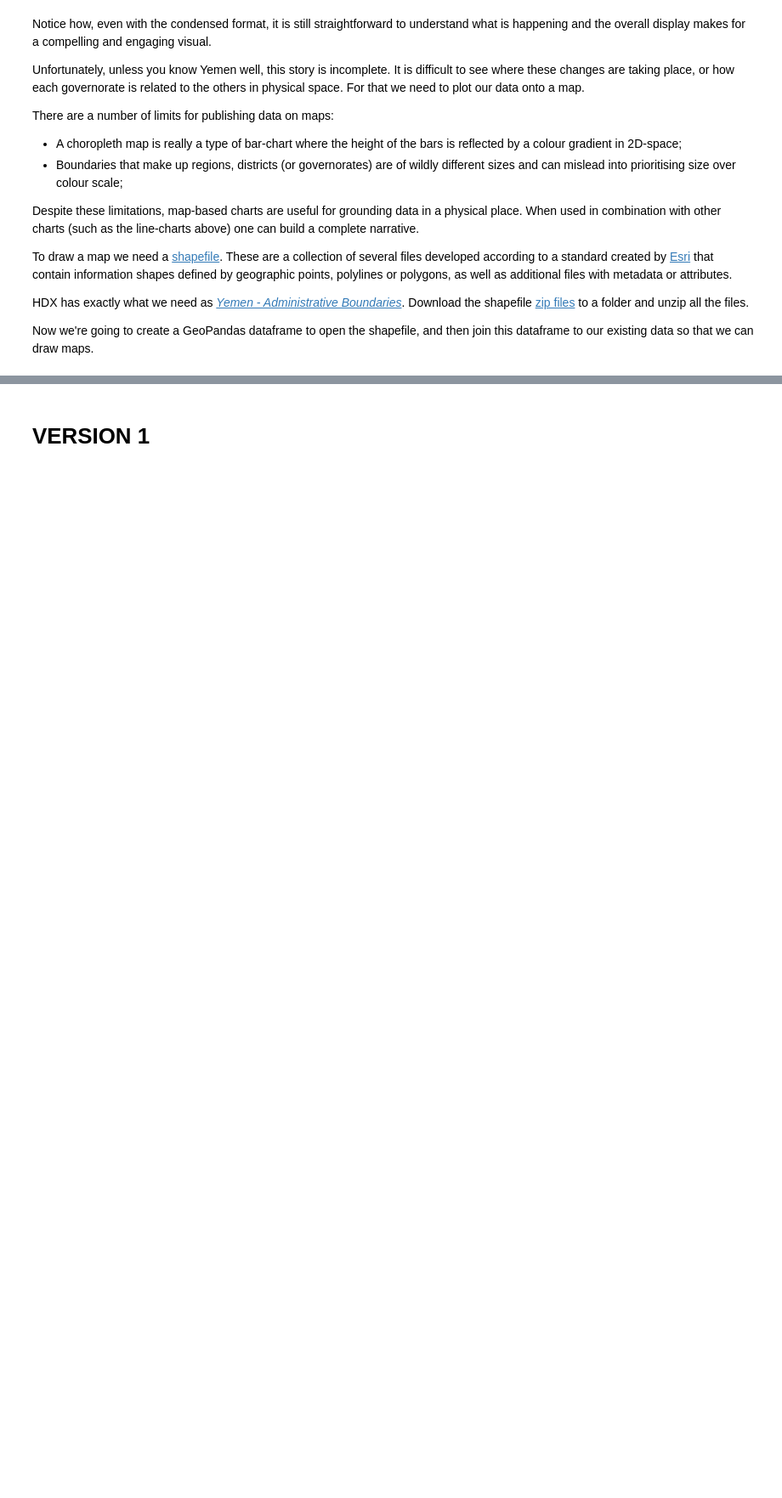
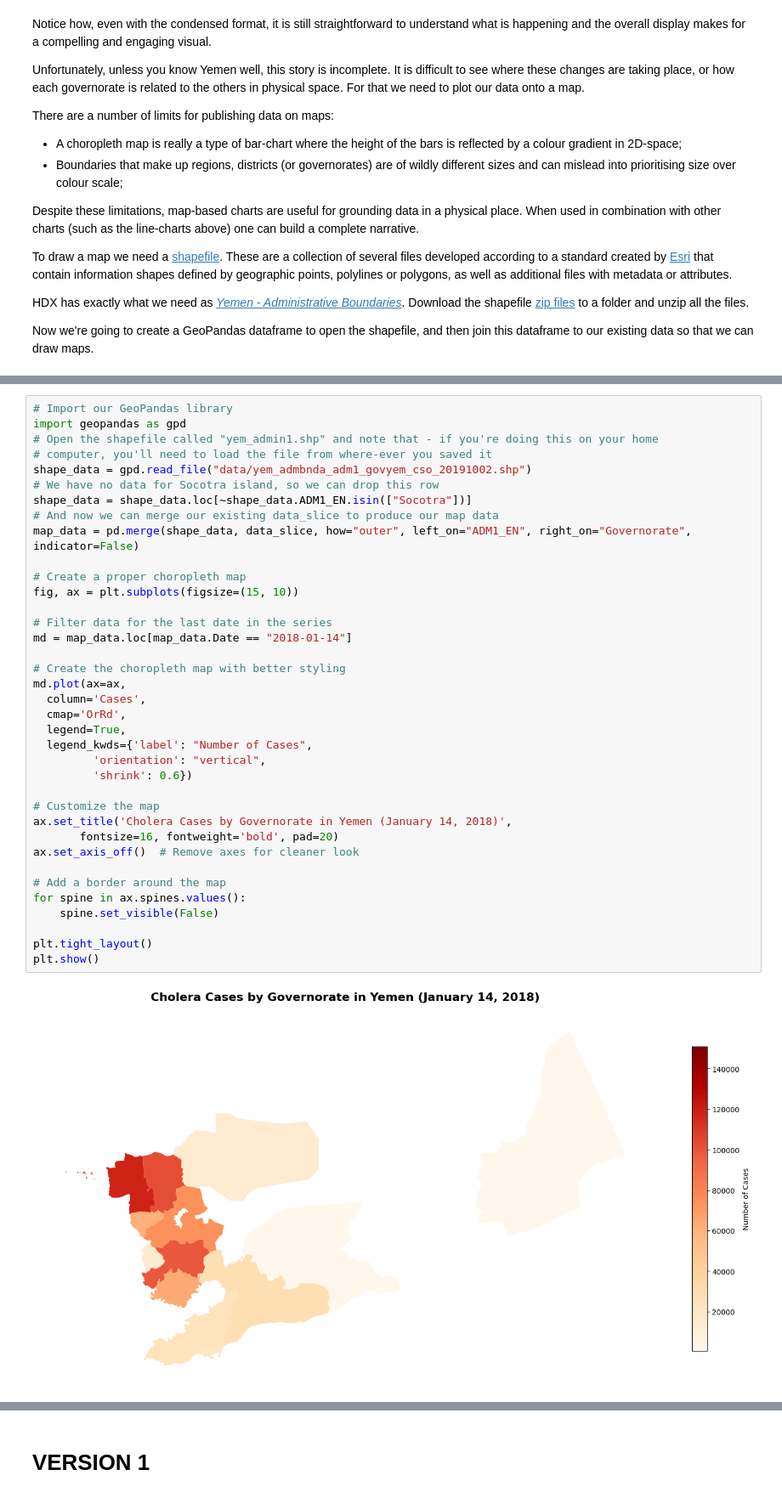
Before and after one commit to vKenjo/3.3-data-vis, a Jupyter notebook: Revised_Case-Data Storytelling.ipynb, the cells around one changed output, grey strips where cells are left out. Shown at 85% size. Saved outputs shown, nothing was run; the diff lists cells and outputs as text; blank space fills up the shorter version.

```diff
--- a/Revised_Case-Data Storytelling.ipynb
+++ b/Revised_Case-Data Storytelling.ipynb
@@ -670,3 +686,42 @@ for i, d in enumerate(dates[:]):
+# %%
+# Import our GeoPandas library
+import geopandas as gpd
+# Open the shapefile called "yem_admin1.shp" and note that - if you're doing this on your home
+# computer, you'll need to load the file from where-ever you saved it
+shape_data = gpd.read_file("data/yem_admbnda_adm1_govyem_cso_20191002.shp")
+# We have no data for Socotra island, so we can drop this row
+shape_data = shape_data.loc[~shape_data.ADM1_EN.isin(["Socotra"])]
+# And now we can merge our existing data_slice to produce our map data
+map_data = pd.merge(shape_data, data_slice, how="outer", left_on="ADM1_EN", right_on="Governorate", indicator=False)
+
+# Create a proper choropleth map
+fig, ax = plt.subplots(figsize=(15, 10))
+
+# Filter data for the last date in the series
+md = map_data.loc[map_data.Date == "2018-01-14"]
+
+# Create the choropleth map with better styling
+md.plot(ax=ax,
+  column='Cases',
+  cmap='OrRd',
+  legend=True,
+  legend_kwds={'label': "Number of Cases",
+         'orientation': "vertical",
+         'shrink': 0.6})
+
+# Customize the map
+ax.set_title('Cholera Cases by Governorate in Yemen (January 14, 2018)',
+       fontsize=16, fontweight='bold', pad=20)
+ax.set_axis_off()  # Remove axes for cleaner look
+
+# Add a border around the map
+for spine in ax.spines.values():
+    spine.set_visible(False)
+
+plt.tight_layout()
+plt.show()
+# %% [output]
+[figure, added]
 # %%
 # Let's save our data_slice and map_slice for later use:
 data_slice.to_csv("data/yemen_cholera_data_slice.csv", index=False)
```
Also changed, not shown: parts of 8 cells of this notebook, 3 other files.
